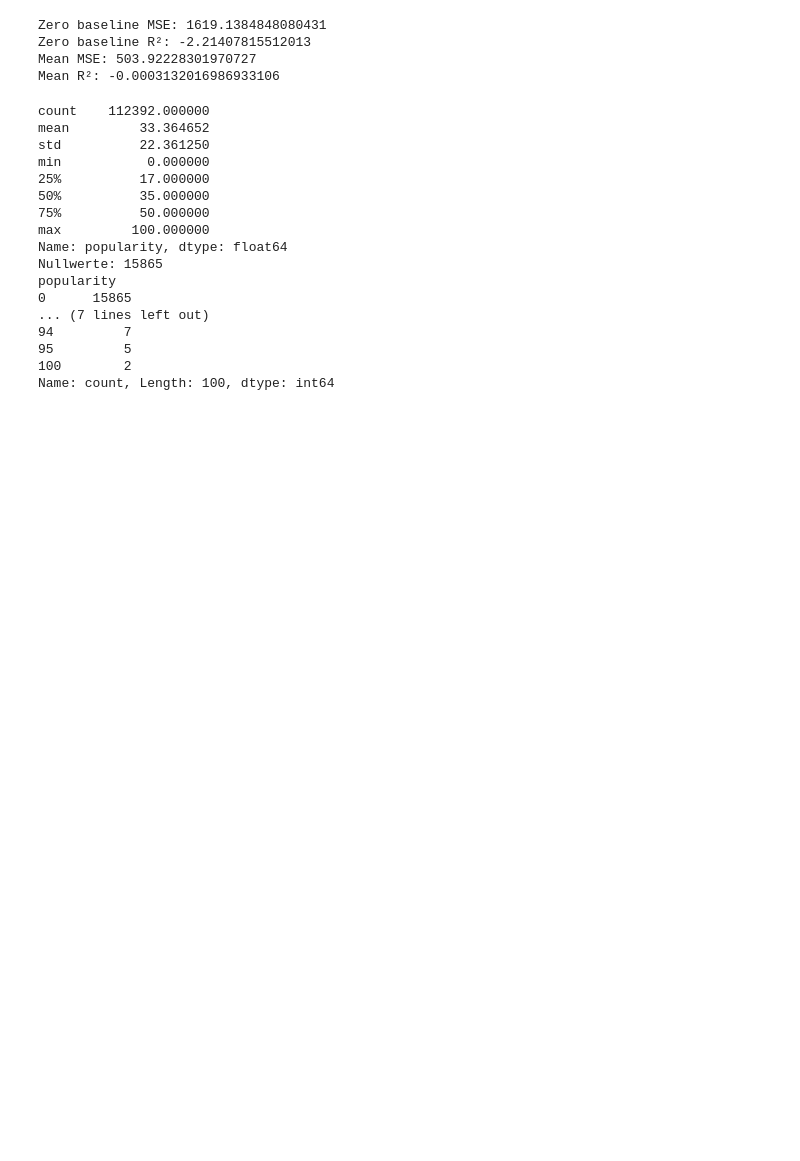
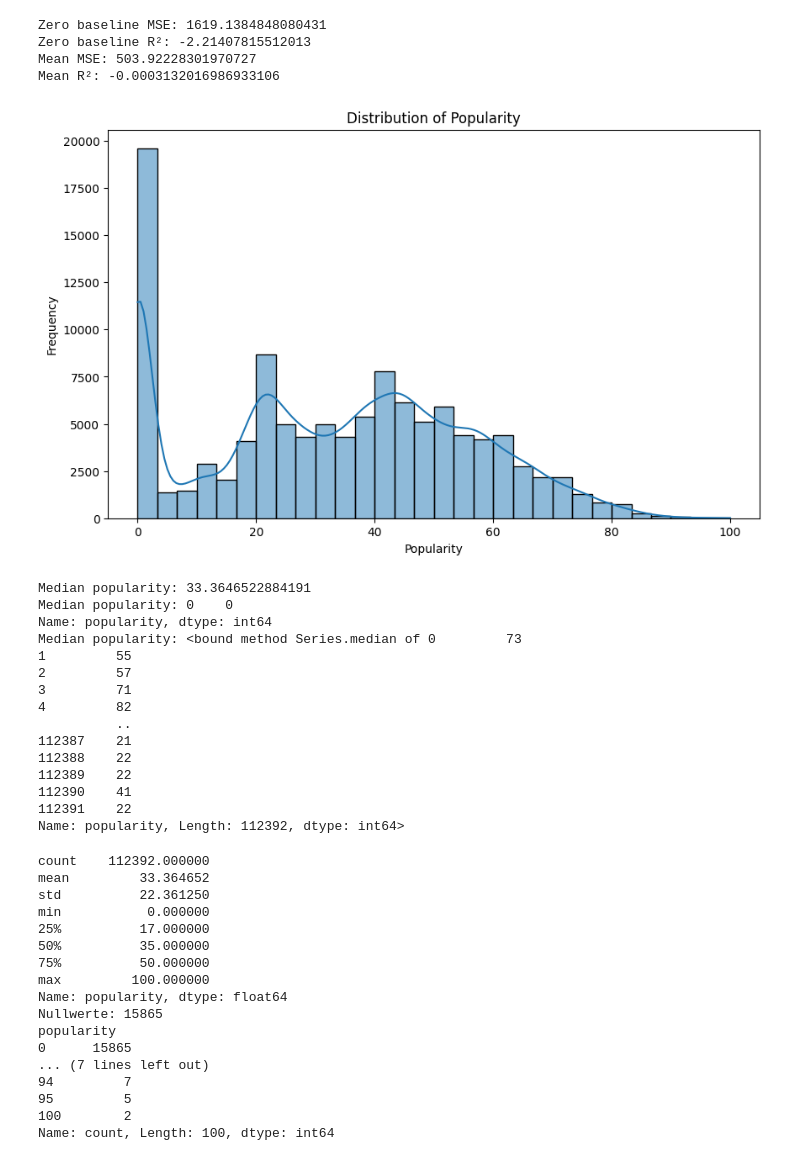
Before and after one commit to clara-opp/datamining_group12, a Jupyter notebook: Baseline.ipynb, the cells around one changed output. Drawn from its saved outputs; the diff is of its cells as text; code cells hidden in the pictures; blank space fills up the shorter version.

Commit message:
Popularity distribution

```diff
--- a/Baseline.ipynb
+++ b/Baseline.ipynb
@@ -38,6 +40,41 @@ Zero baseline MSE: 1619.1384848080431
 Zero baseline R²: -2.21407815512013
 Mean MSE: 503.92228301970727
 Mean R²: -0.0003132016986933106
+# %%
+# Popularity distribution
+
+plt.figure(figsize=(10,6))
+sns.histplot(df['popularity'], bins=30, kde=True)
+plt.title('Distribution of Popularity')
+plt.xlabel('Popularity')
+plt.ylabel('Frequency')
+plt.show()
+
+mean_popularity = df['popularity'].mean()
+print(f"Median popularity: {mean_popularity}")
+
+mode_popularity = df['popularity'].mode()
+print(f"Median popularity: {mode_popularity}")
+
+median_popularity = df['popularity'].median
+print(f"Median popularity: {median_popularity}")
+# %% [output]
+[figure, added]
+Median popularity: 33.3646522884191
+Median popularity: 0    0
+Name: popularity, dtype: int64
+Median popularity: <bound method Series.median of 0         73
+1         55
+2         57
+3         71
+4         82
+          ..
+112387    21
+112388    22
+112389    22
+112390    41
+112391    22
+Name: popularity, Length: 112392, dtype: int64>
 # %%
 # Statistiken
 print(df['popularity'].describe())
```
Also changed, not shown: parts of 1 cell of this notebook, 1 other file.
